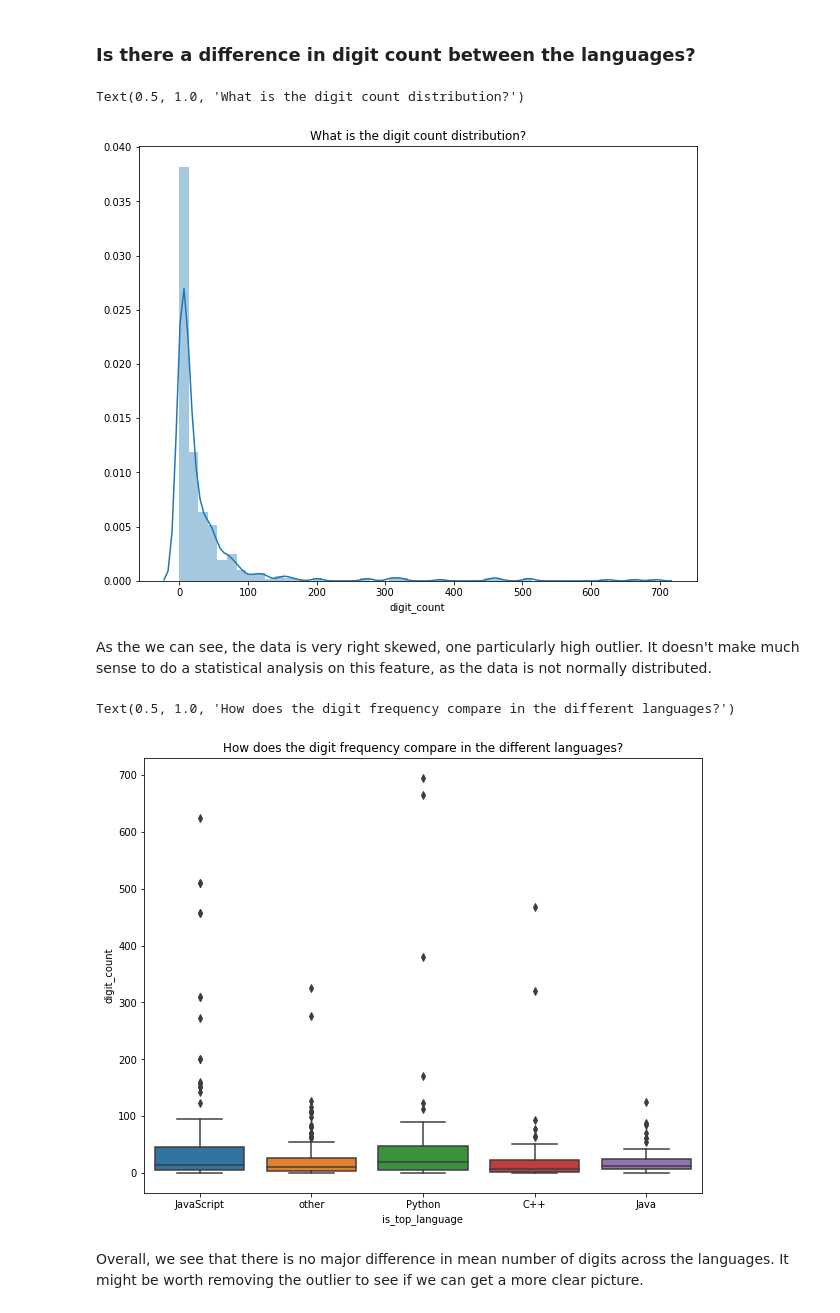
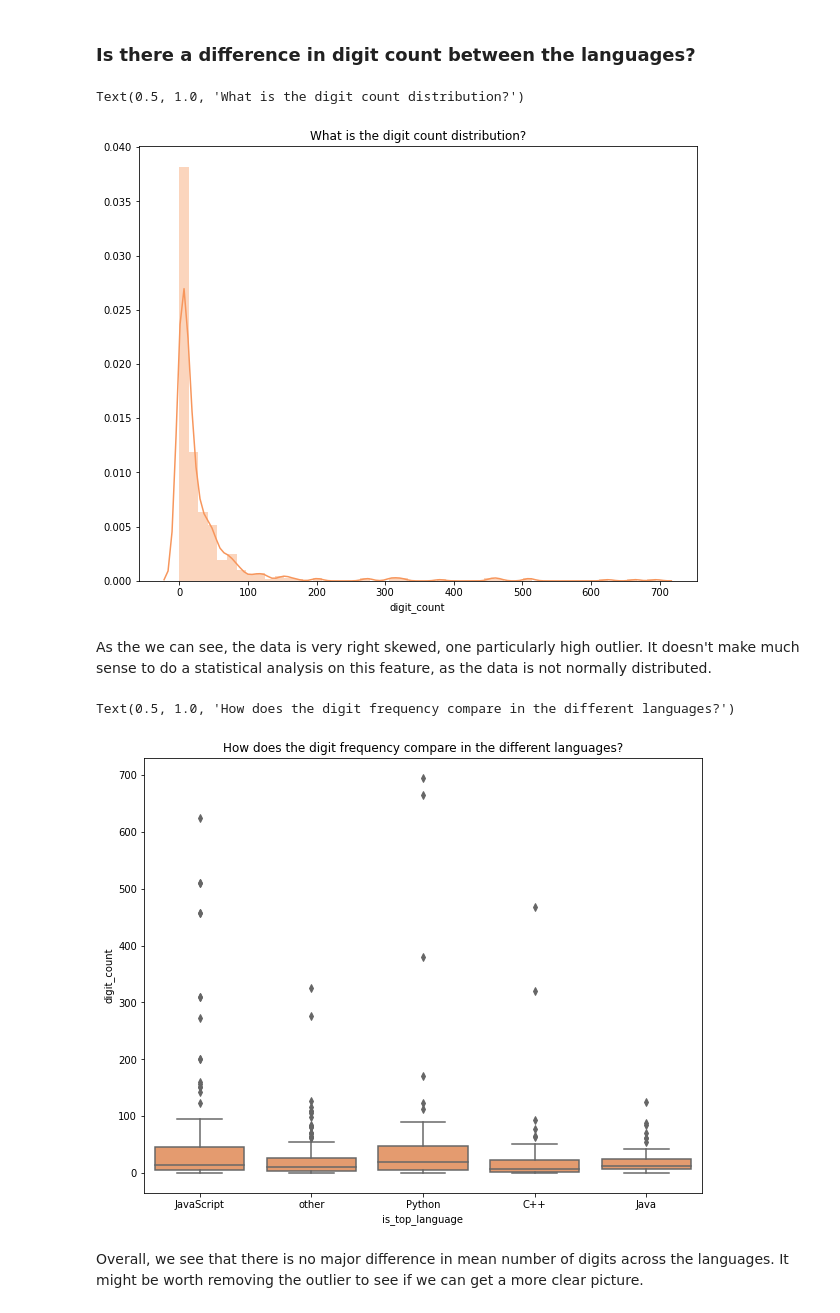
Before and after one commit to nlp-github-project/nlp-github-project, a Jupyter notebook: project_notebook.ipynb, the cells around one changed output. Saved outputs shown, nothing was run; the diff lists cells and outputs as text; code cells hidden in the pictures.

```diff
--- a/project_notebook.ipynb
+++ b/project_notebook.ipynb
@@ -440,20 +439,20 @@ As we can see, the only language that has a word count that is significantly dif
 ### Is there a difference in digit count between the languages?
 # %%
 plt.figure(figsize=(10,8))
-sns.distplot(df.digit_count)
+sns.distplot(df.digit_count, color="#f7965cff")
 plt.title("What is the digit count distribution?")
 # %% [output]
 Text(0.5, 1.0, 'What is the digit count distribution?')
-[figure, old version]
+[figure, new version]
 # %% [markdown]
 As the we can see, the data is very right skewed, one particularly high outlier. It doesn't make much sense to do a statistical analysis on this feature, as the data is not normally distributed.
 # %%
 plt.figure(figsize=(10, 8))
-sns.boxplot(data=df, x="is_top_language", y="digit_count")
+sns.boxplot(data=df, x="is_top_language", y="digit_count", color = "#f7965cff")
 plt.title("How does the digit frequency compare in the different languages?")
 # %% [output]
 Text(0.5, 1.0, 'How does the digit frequency compare in the different languages?')
-[figure, old version]
+[figure, new version]
 # %% [markdown]
 Overall, we see that there is no major difference in mean number of digits across the languages. It might be worth removing the outlier to see if we can get a more clear picture.
 # %% [markdown]
```
Also changed, not shown: parts of 22 cells of this notebook.
